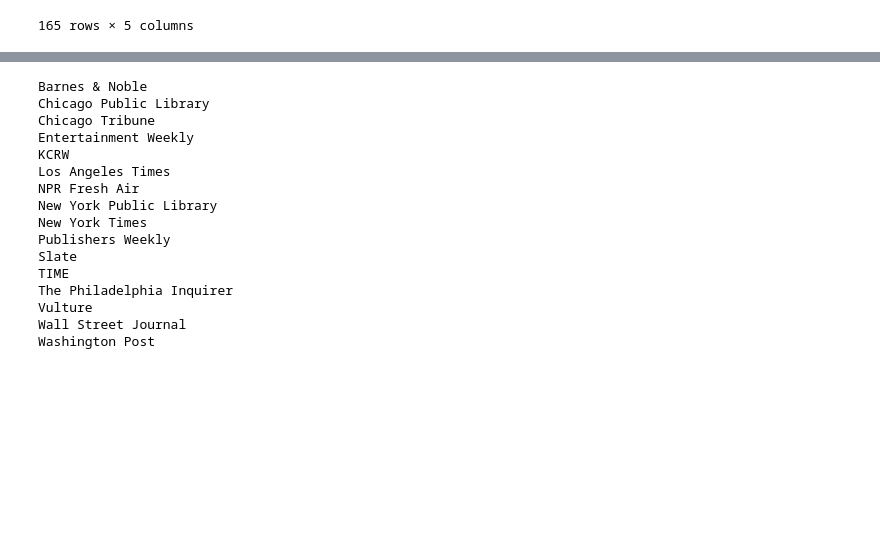
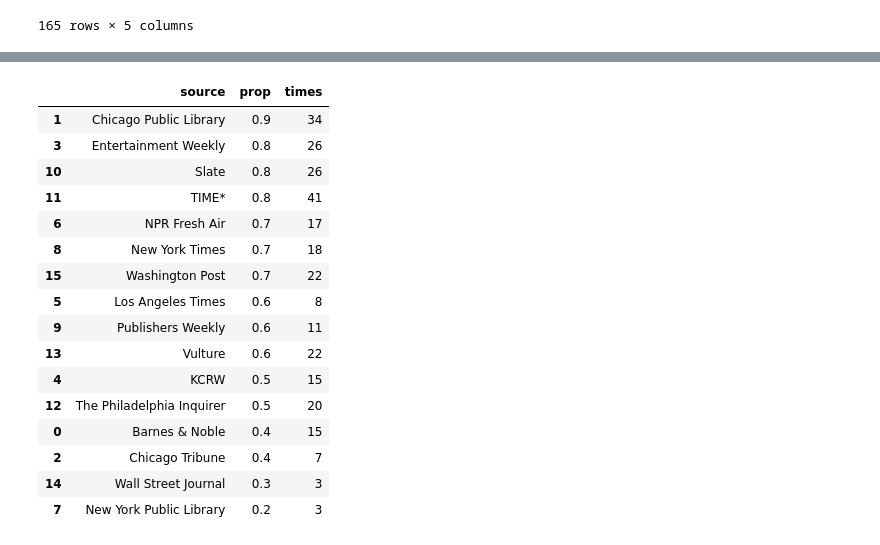
Before and after one commit to dliden-bitdotio/2021_book_lists, a Jupyter notebook: analysis.ipynb, the cells around one changed output, grey strips where cells are left out. Saved outputs shown, nothing was run; the diff lists cells and outputs as text; code cells hidden in the pictures; blank space fills up the shorter version.

```diff
--- a/analysis.ipynb
+++ b/analysis.ipynb
@@ -83,35 +119,38 @@ once = (df_media
 # %%
 names = []
 props = []
 counts = []
 
 groups = df_media.groupby('source')
 for name, group in groups:
-    print(name)
     others = df_media.loc[df_media['source'] != name]
     length = group.shape[0]
     titles = group['title']
     num = titles.isin(others['title'])
     n_times = (others['title'].isin(titles)).sum()
     counts.append(n_times)
     props.append(num.mean())
     names.append(name)
 
-pd.DataFrame({'source':names, 'prop':props, 'times':counts}).sort_values('prop', ascending=False)
+df_lists = pd.DataFrame({'source':names, 'prop':props, 'times':counts}).sort_values('prop', ascending=False)
+
+df_lists.loc[df_lists['source']=='TIME', 'source'] = "TIME*"
+df_lists
 # %% [output]
-Barnes & Noble
-Chicago Public Library
-Chicago Tribune
-Entertainment Weekly
-KCRW
-Los Angeles Times
-NPR Fresh Air
-New York Public Library
-New York Times
-Publishers Weekly
-Slate
-TIME
-The Philadelphia Inquirer
-Vulture
-Wall Street Journal
-Washington Post
+|  | source | prop | times |
+| 1 | Chicago Public Library | 0.9 | 34 |
+| 3 | Entertainment Weekly | 0.8 | 26 |
+| 10 | Slate | 0.8 | 26 |
+| 11 | TIME* | 0.8 | 41 |
+| 6 | NPR Fresh Air | 0.7 | 17 |
+| 8 | New York Times | 0.7 | 18 |
+| 15 | Washington Post | 0.7 | 22 |
+| 5 | Los Angeles Times | 0.6 | 8 |
+| 9 | Publishers Weekly | 0.6 | 11 |
+| 13 | Vulture | 0.6 | 22 |
+| 4 | KCRW | 0.5 | 15 |
+| 12 | The Philadelphia Inquirer | 0.5 | 20 |
+| 0 | Barnes & Noble | 0.4 | 15 |
+| 2 | Chicago Tribune | 0.4 | 7 |
+| 14 | Wall Street Journal | 0.3 | 3 |
+| 7 | New York Public Library | 0.2 | 3 |
```
Also changed, not shown: parts of 8 cells of this notebook, 3 other files.
